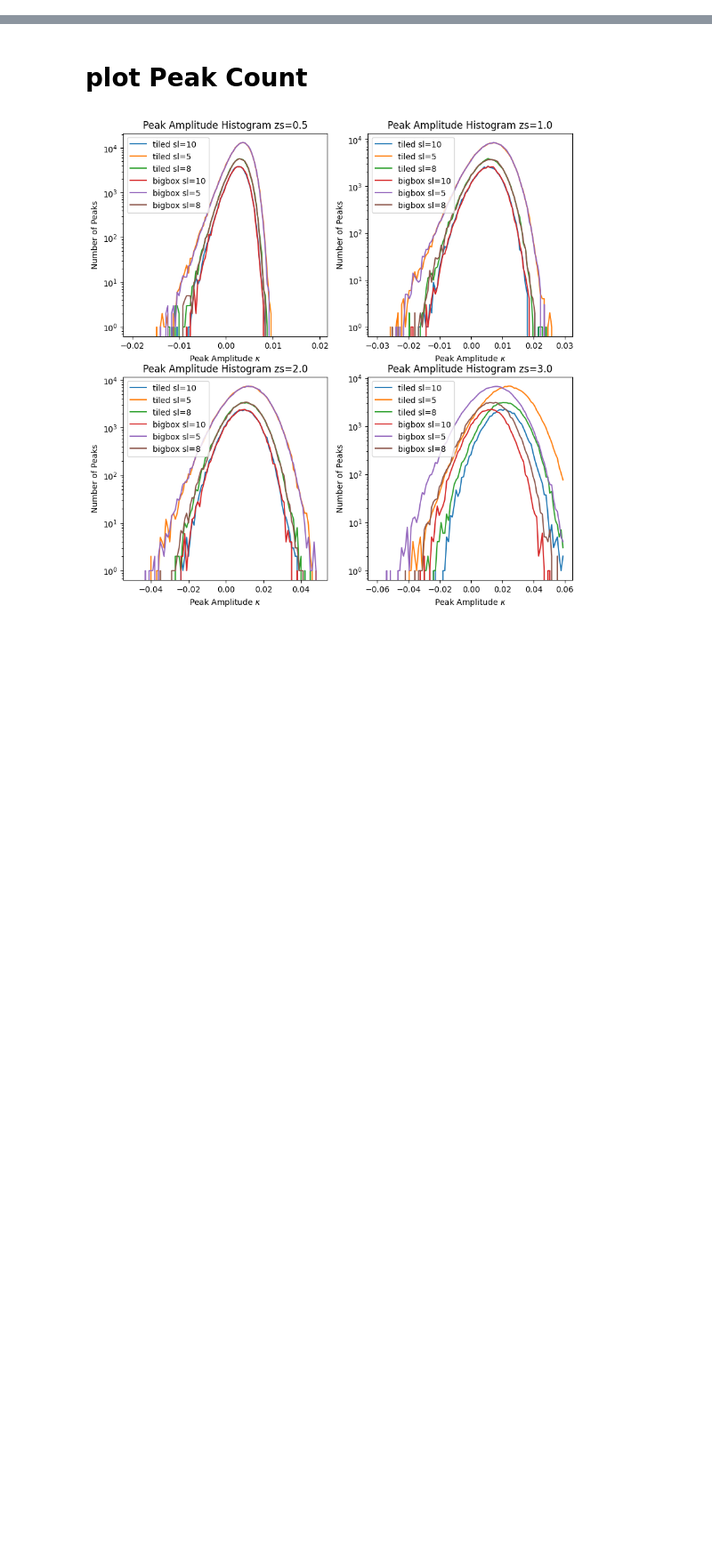
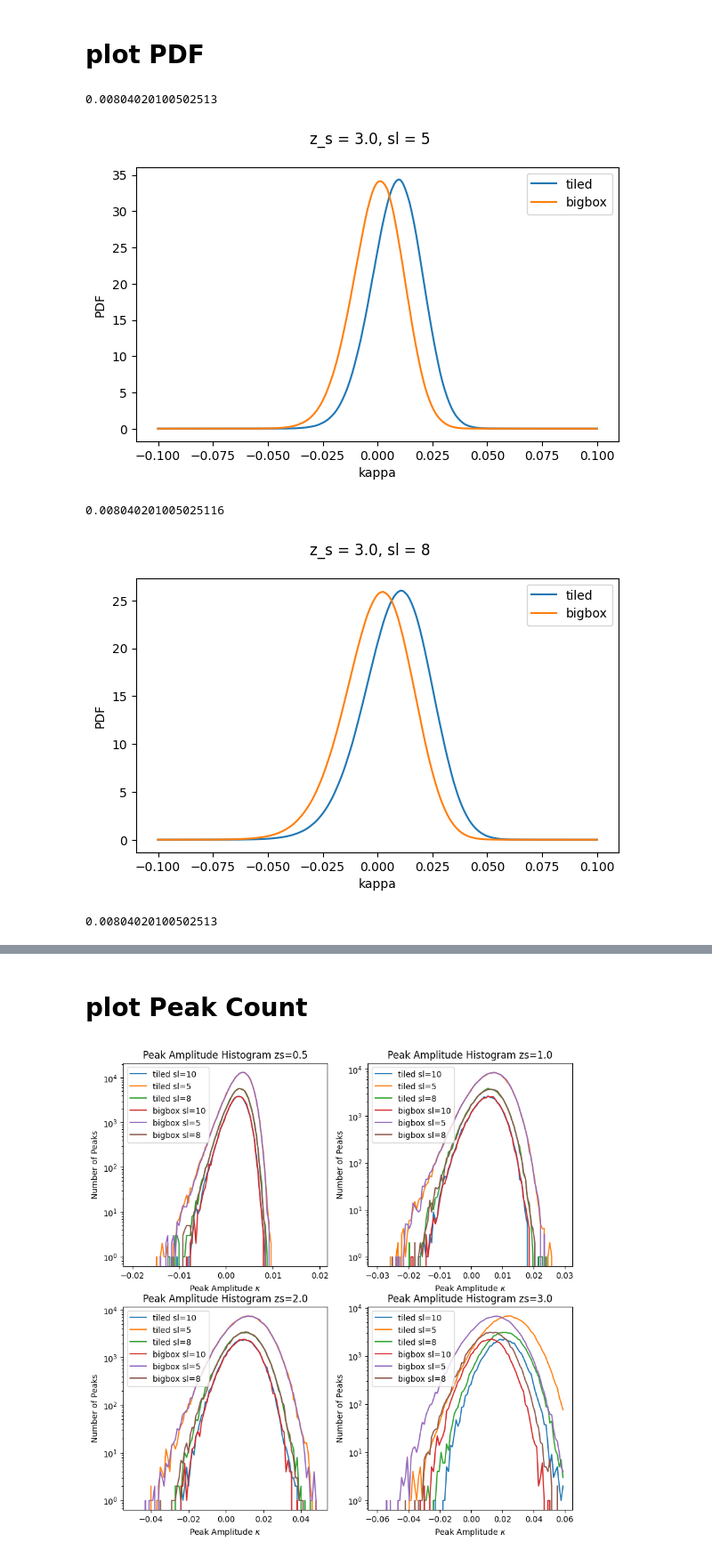
Before and after one commit to atokiwaipmu/LensingSSC, a Jupyter notebook: notebook/PDFPeaksMinima.ipynb, the cells around one changed output, grey strips where cells are left out. Shown at 89% size. Saved outputs shown, nothing was run; the diff lists cells and outputs as text; code cells hidden in the pictures; blank space fills up the shorter version.

```diff
--- a/notebook/PDFPeaksMinima.ipynb
+++ b/notebook/PDFPeaksMinima.ipynb
@@ -32,0 +91,36 @@ dat_minima_bigbox = sorted(glob(os.path.join(dir_minima_bigbox, "*.dat")))
+# %% [markdown]
+# plot PDF
+# %%
+# check the peak difference of PDF, zs = 3.0
+zs = 3.0
+tmp_dat_PDF_tiled = choose_file(dat_PDF_tiled, zs)
+tmp_dat_PDF_bigbox = choose_file(dat_PDF_bigbox, zs)
+
+bins = np.linspace(-0.1, 0.1, 200)
+
+for i in range(len(tmp_dat_PDF_tiled)):
+    fig = plt.figure(figsize=(7, 4))
+    fig.suptitle(f"z_s = {zs}, sl = {sl_list[i]}")
+
+    PDF_tiled = np.loadtxt(tmp_dat_PDF_tiled[i])
+    PDF_bigbox = np.loadtxt(tmp_dat_PDF_bigbox[i])
+
+    # where is the peak difference
+    peak_tiled = np.argmax(PDF_tiled)
+    peak_bigbox = np.argmax(PDF_bigbox)
+    amp = bins[peak_tiled] - bins[peak_bigbox]
+
+    print(amp)
+
+    plt.plot(bins, PDF_tiled, label="tiled")
+    plt.plot(bins, PDF_bigbox, label="bigbox")
+    plt.legend()
+    plt.xlabel("kappa")
+    plt.ylabel("PDF")
+    plt.show()
+# %% [output]
+0.00804020100502513
+[figure, added]
+0.008040201005025116
+[figure, added]
+0.00804020100502513
```
Also changed, not shown: parts of 11 cells of this notebook, 12 other files.
